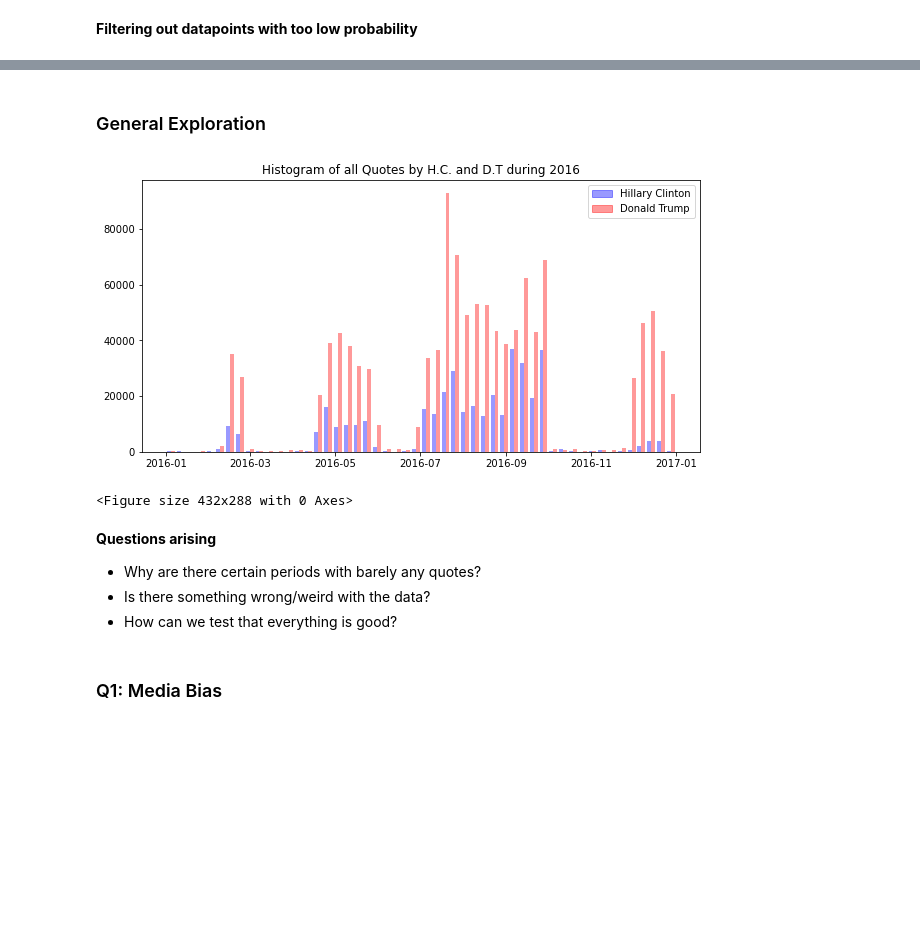
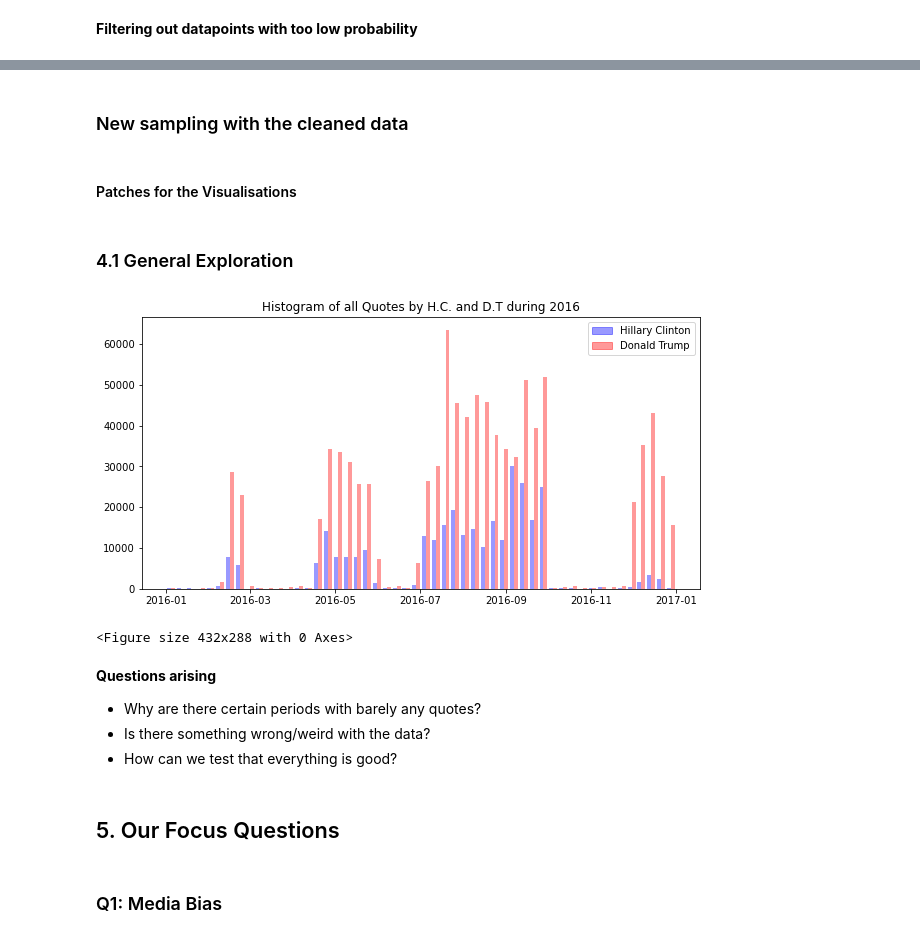
Before and after one commit to epfl-ada/ada-2021-project-radar, a Jupyter notebook: Milestone2.ipynb, the cells around one changed output, grey strips where cells are left out. Saved outputs shown, nothing was run; the diff lists cells and outputs as text; code cells hidden in the pictures; blank space fills up the shorter version.

```diff
--- a/Milestone2.ipynb
+++ b/Milestone2.ipynb
@@ -229,0 +230,14 @@ Removed 20,124 datapoints or 13.96% of the dataset
+# %%
+df_3_2 = df_3_1
+
+df_3_2 = df_3_2[df_3_2['speaker'].isin(['Hillary Clinton', 'Donald Trump'])]
+
+display(df_3_2.groupby(['speaker']).count().sort_values('quotation', ascending=False)['quotation'])
+
+
+n_removed_lines = len(df_3_1) - len(df_3_2)
+percentage_removed = (n_removed_lines / len(df_1)) * 100
+
+print("\n")
+
+print("Removed {:,.0f} datapoints or {:,.2f}% of the original dataset".format(n_removed_lines, percentage_removed))
@@ -235,0 +256,2 @@ Removed 20,124 datapoints or 13.96% of the dataset
+# %% [markdown]
+### New sampling with the cleaned data
@@ -236,32 +263,38 @@ Removed 20,124 datapoints or 13.96% of the dataset
+# %% [markdown]
+#### Patches for the Visualisations
 # %%
 blue_patch = mpatches.Patch(color='blue', alpha=0.4, label='Hillary Clinton')
 red_patch = mpatches.Patch(color='red', alpha=0.4, label='Donald Trump')
 # %% [markdown]
-### General Exploration
+### 4.1 General Exploration
 # %%
+df_4_1 = df_3_2
+
 n_bins = 52
 
 plt.figure(figsize=(10,5))
 
 plt.title("Histogram of all Quotes by H.C. and D.T during 2016")
 
-df_2_hc = df_2[df_2['speaker'] == 'Hillary Clinton']
-df_2_dt = df_2[df_2['speaker'] == 'Donald Trump']
+df_4_1_hc = df_4_1[df_4_1['speaker'] == 'Hillary Clinton']
+df_4_1_dt = df_4_1[df_4_1['speaker'] == 'Donald Trump']
 
-plt.hist([df_2_hc['date'], df_2_dt['date']], weights=[df_2_hc['numOccurrences'], df_2_dt['numOccurrences']], bins=n_bins, color=["blue", "red"], alpha=0.4)
+plt.hist([df_hc['date'], df_dt['date']], weights=[df_hc['numOccurrences'], df_dt['numOccurrences']], bins=n_bins, color=["blue", "red"], alpha=0.4)
 
 plt.legend(handles=[blue_patch, red_patch])
 
 plt.show()
 plt.clf()
 # %% [output]
-[figure, old version]
+[figure, new version]
 <Figure size 432x288 with 0 Axes>
 # %% [markdown]
 **Questions arising**
 - Why are there certain periods with barely any quotes?
 - Is there something wrong/weird with the data?
 - How can we test that everything is good?
+# %% [markdown]
+## 5. Our Focus Questions
 # %% [markdown]
 ### Q1: Media Bias
 # %% [markdown]
```
Also changed, not shown: parts of 29 cells of this notebook, 1 other file.
